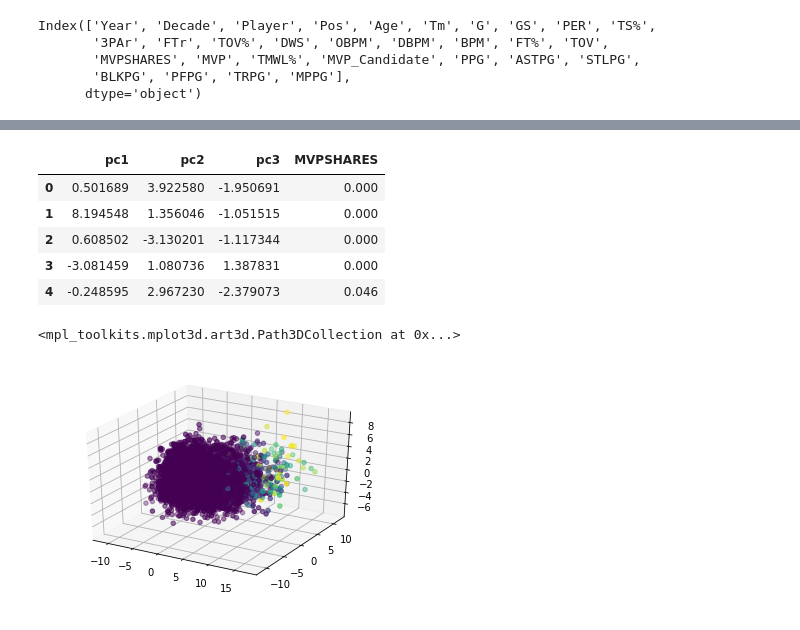
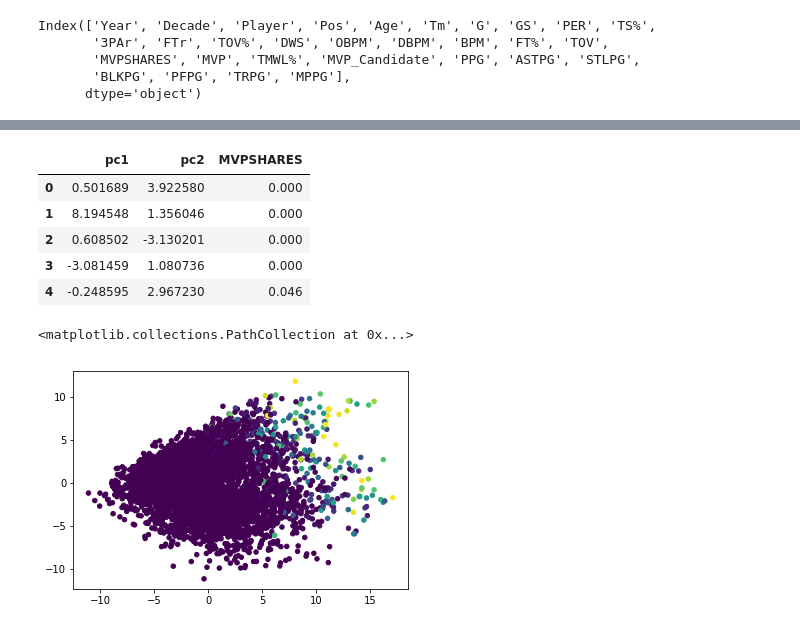
Before and after one commit to micsab/thinkful_files, a Jupyter notebook: unit_3/lesson_7/capstone_maybe.ipynb, the cells around one changed output, grey strips where cells are left out. Saved outputs shown, nothing was run; the diff lists cells and outputs as text; code cells hidden in the pictures.

```diff
--- a/unit_3/lesson_7/capstone_maybe.ipynb
+++ b/unit_3/lesson_7/capstone_maybe.ipynb
@@ -966,8 +966,8 @@ np.sum(pca)
 # %%
 from sklearn.decomposition import PCA
-pca = PCA(n_components=3)
+pca = PCA(n_components=2)
 principalcomponents = pca.fit_transform(x)
-principalDF = pd.DataFrame(data = principalcomponents, columns = ['pc1', 'pc2', 'pc3'] )
+principalDF = pd.DataFrame(data = principalcomponents, columns = ['pc1', 'pc2'] )
 principalDF = principalDF.reset_index(drop=True)
 # %%
 # Change to a gradient
@@ -978,17 +978,17 @@ mvp_share = mvp_share.reset_index(drop=True)
 finalDF = pd.concat([principalDF, mvp_share], axis=1)
 finalDF.head()
 # %% [output]
-|  | pc1 | pc2 | pc3 | MVPSHARES |
-| 0 | 0.501689 | 3.922580 | -1.950691 | 0.000 |
-| 1 | 8.194548 | 1.356046 | -1.051515 | 0.000 |
-| 2 | 0.608502 | -3.130201 | -1.117344 | 0.000 |
-| 3 | -3.081459 | 1.080736 | 1.387831 | 0.000 |
-| 4 | -0.248595 | 2.967230 | -2.379073 | 0.046 |
+|  | pc1 | pc2 | MVPSHARES |
+| 0 | 0.501689 | 3.922580 | 0.000 |
+| 1 | 8.194548 | 1.356046 | 0.000 |
+| 2 | 0.608502 | -3.130201 | 0.000 |
+| 3 | -3.081459 | 1.080736 | 0.000 |
+| 4 | -0.248595 | 2.967230 | 0.046 |
 # %%
 fig = plt.figure()
-ax = fig.add_subplot(111, projection='3d')
-ax.scatter(xs = finalDF.pc1, ys = finalDF.pc2,
-           zs = finalDF.pc3, zdir='z', c = finalDF['MVPSHARES'], s=20)
+ax = fig.add_subplot(111)
+ax.scatter(x = finalDF.pc1, y = finalDF.pc2,
+        c = finalDF['MVPSHARES'], s=20)
 # %% [output]
-<mpl_toolkits.mplot3d.art3d.Path3DCollection at 0x...>
+<matplotlib.collections.PathCollection at 0x...>
-[figure, old version]
+[figure, new version]
```
Also changed, not shown: parts of 1 cell of this notebook, 1 other file.
